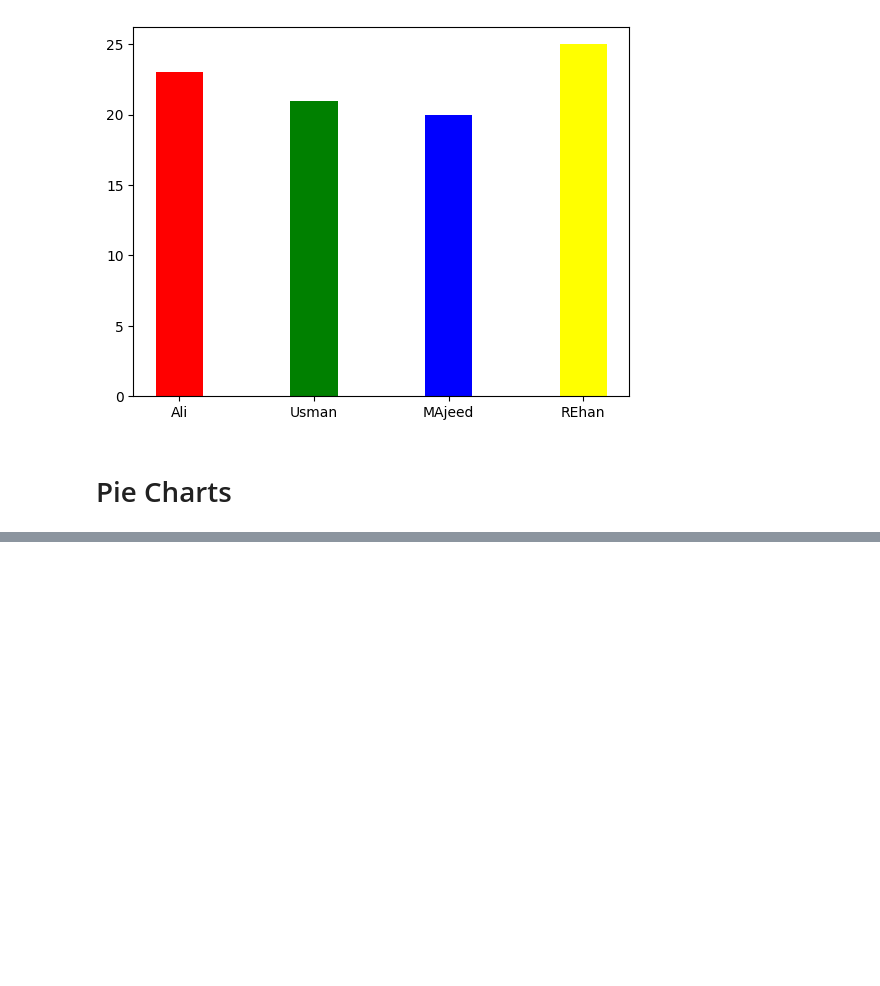
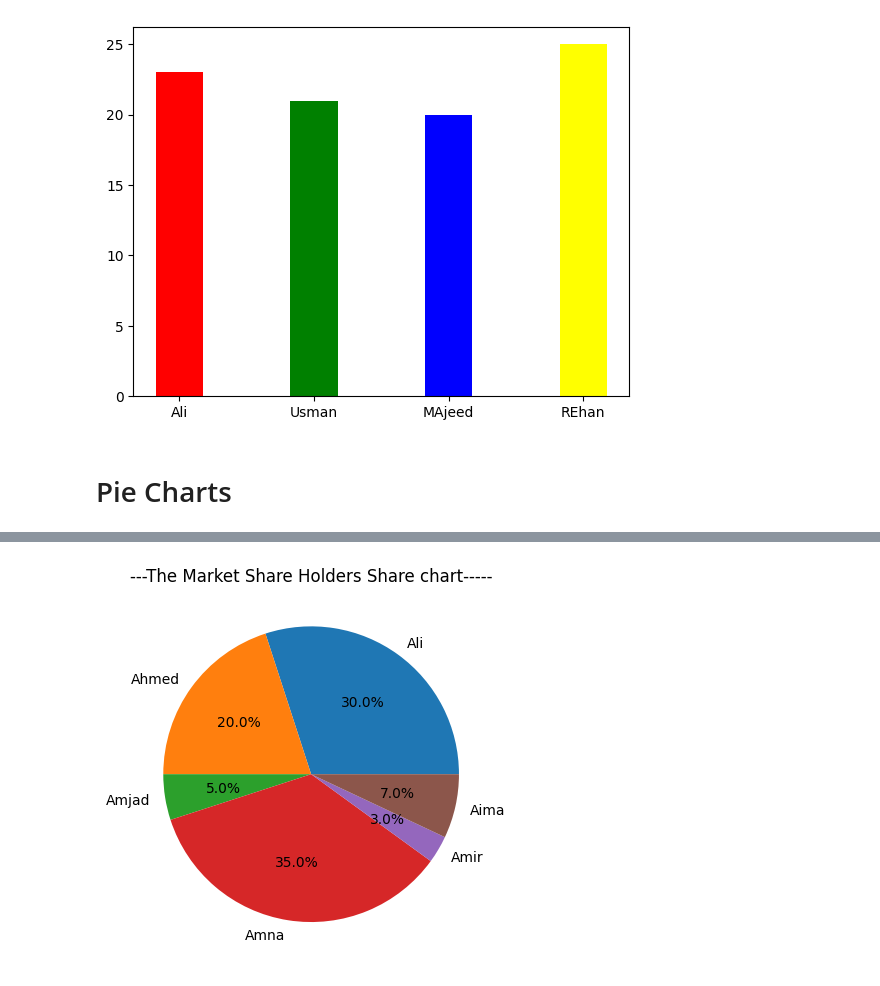
Before and after one commit to Hamad570/AI_and_System_Engineering_Learning_Journey, a Jupyter notebook: python_basic_to_advance_practice_code/matplotlib.ipynb, the cells around one changed output, grey strips where cells are left out. Saved outputs shown, nothing was run; the diff lists cells and outputs as text; code cells hidden in the pictures; blank space fills up the shorter version.

```diff
--- a/python_basic_to_advance_practice_code/matplotlib.ipynb
+++ b/python_basic_to_advance_practice_code/matplotlib.ipynb
@@ -173,0 +151,10 @@ Create pie chart for student grades.
+# %%
+#Create pie chart for market share.
+
+shares=[30,20,5,35,3,7]
+names=['Ali','Ahmed','Amjad','Amna','Amir','Aima']
+plt.pie(shares,labels=names,autopct='%1.1f%%')
+plt.title('---The Market Share Holders Share chart-----')
+plt.show()
+# %% [output]
+[figure, added]
```
Also changed, not shown: parts of 32 cells of this notebook, 6 other files.
